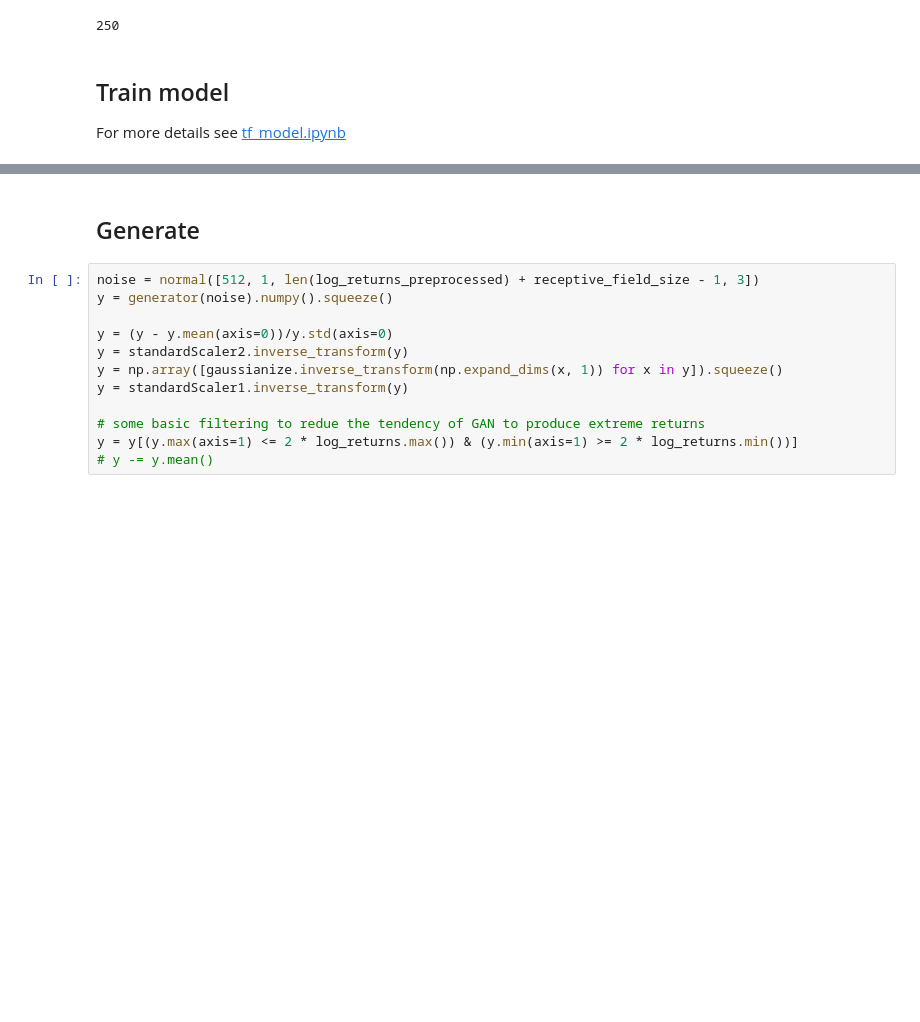
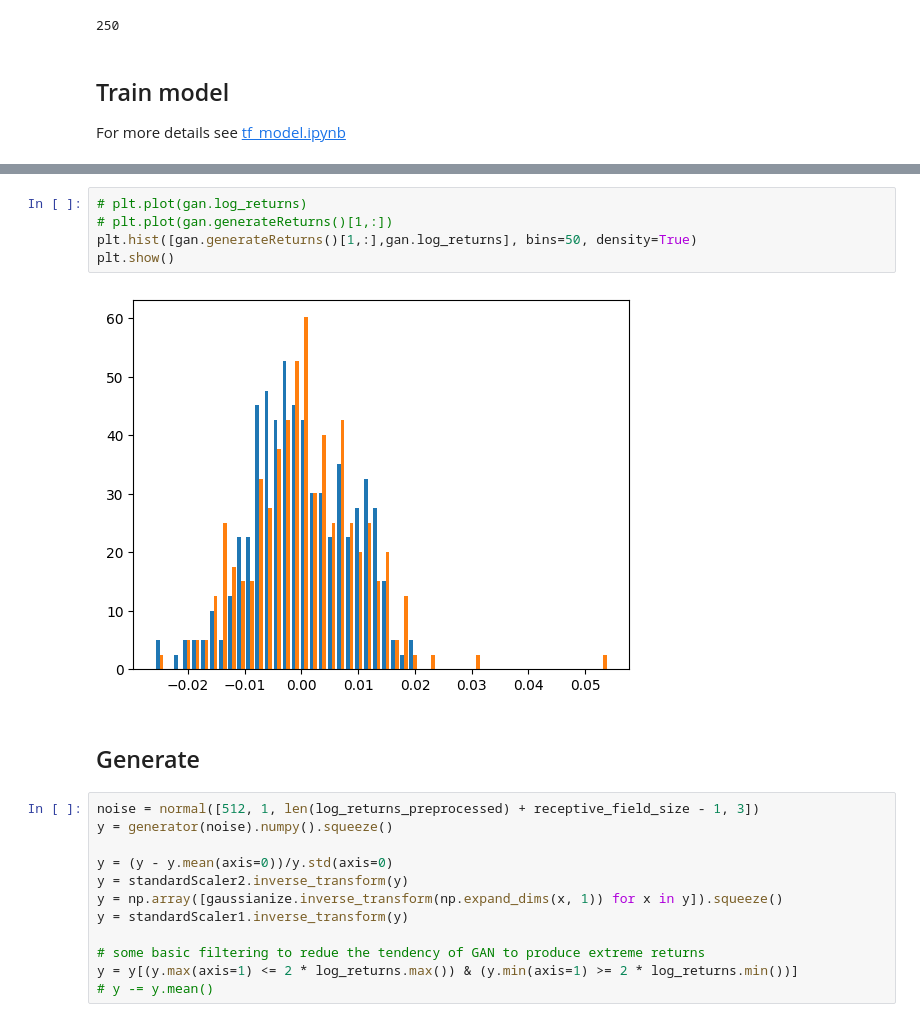
Before and after one commit to Henrywils0n/QuantGAN, a Jupyter notebook: tf_train.ipynb, the cells around one changed output, grey strips where cells are left out. Saved outputs shown, nothing was run; the diff lists cells and outputs as text; blank space fills up the shorter version.

```diff
--- a/tf_train.ipynb
+++ b/tf_train.ipynb
@@ -96,3 +86,10 @@ WARNING:absl:<keras.src.layers.normalization.batch_normalization_v1.BatchNormali
+# %%
+# plt.plot(gan.log_returns)
+# plt.plot(gan.generateReturns()[1,:])
+plt.hist([gan.generateReturns()[1,:],gan.log_returns], bins=50, density=True)
+plt.show()
+# %% [output]
+[figure, added]
 # %% [markdown]
 ## Generate
 # %%
```
Also changed, not shown: parts of 3 cells of this notebook, 1 other file.
